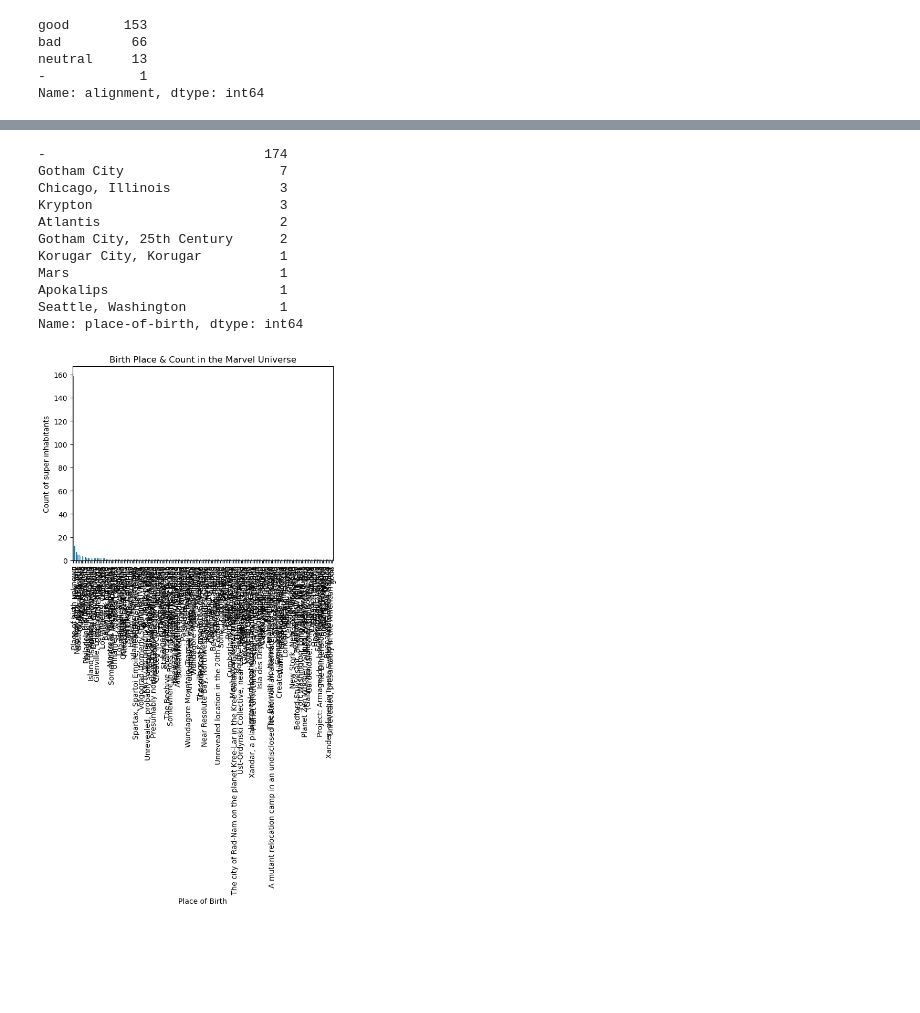
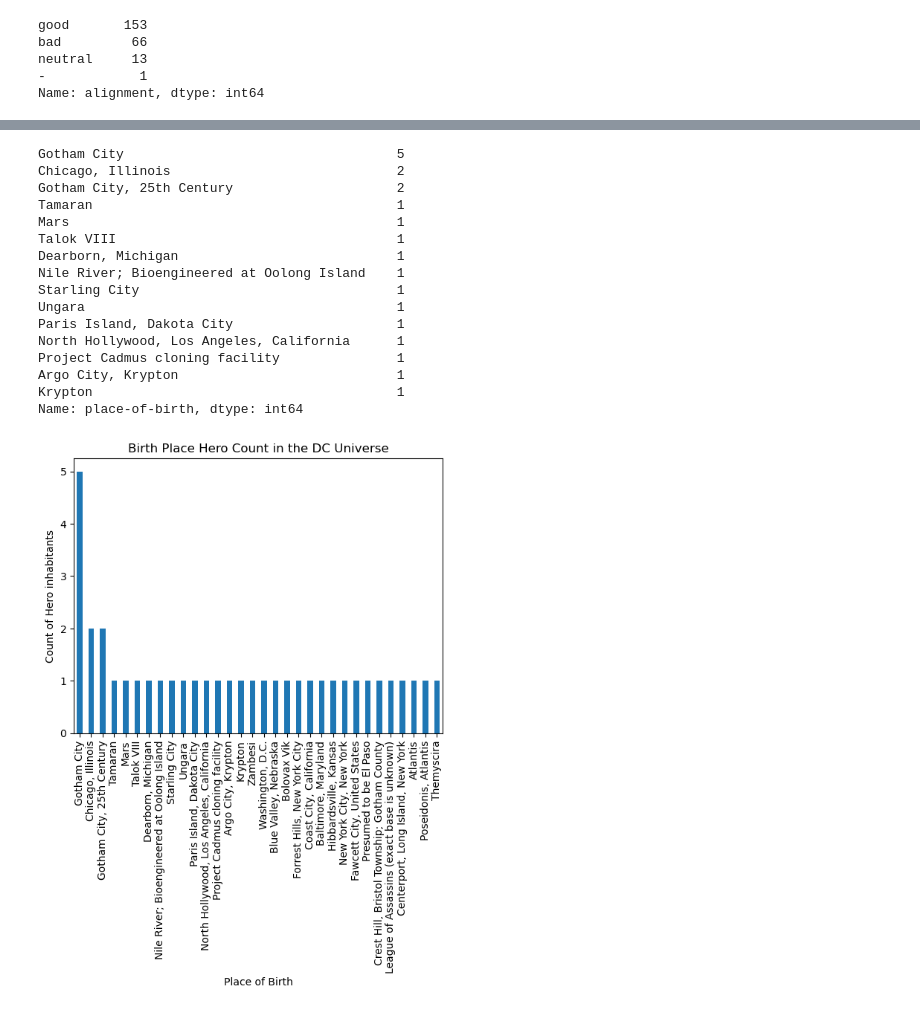
Before and after one commit to adelao747/Project_1-DC_Marvel, a Jupyter notebook: Project1-HeroBirthplace.ipynb, the cells around one changed output, grey strips where cells are left out. Cells and saved outputs as stored; diff of their text form; code cells hidden in the pictures; blank space fills up the shorter version.

```diff
--- a/Project1-HeroBirthplace.ipynb
+++ b/Project1-HeroBirthplace.ipynb
@@ -205,0 +185,5 @@ Name: alignment, dtype: int64
+# %%
+df_marvel_good = pd.read_csv("marvel_good.csv")
+df_marvel_bad = pd.read_csv("marvel_bad.csv")
+df_dc_good = pd.read_csv("dc_good.csv")
+df_dc_bad = pd.read_csv("dc_bad.csv")
@@ -221,25 +325,30 @@ Name: place-of-birth, dtype: int64
 # %%
-dc_birthplaces = df_dc["place-of-birth"].value_counts()
-dc_birthplaces.head(10)
+dc_hero_bpcounts = df_dc_good["place-of-birth"].value_counts(dropna=True)
+dc_hero_bpcounts.head(15)
 # %% [output]
--                            174
-Gotham City                    7
-Chicago, Illinois              3
-Krypton                        3
-Atlantis                       2
-Gotham City, 25th Century      2
-Korugar City, Korugar          1
-Mars                           1
-Apokalips                      1
-Seattle, Washington            1
+Gotham City                                   5
+Chicago, Illinois                             2
+Gotham City, 25th Century                     2
+Tamaran                                       1
+Mars                                          1
+Talok VIII                                    1
+Dearborn, Michigan                            1
+Nile River; Bioengineered at Oolong Island    1
+Starling City                                 1
+Ungara                                        1
+Paris Island, Dakota City                     1
+North Hollywood, Los Angeles, California      1
+Project Cadmus cloning facility               1
+Argo City, Krypton                            1
+Krypton                                       1
 Name: place-of-birth, dtype: int64
 # %%
-#Bar Chart outlining birthplaces in Marvel Universe
+#Bar Chart outlining Hero birthplaces in DC Universe
 plt.xlabel("Place of Birth")
-plt.ylabel("Count of super inhabitants")
+plt.ylabel("Count of Hero inhabitants")
 
-plt.title("Birth Place & Count in the Marvel Universe")
+plt.title("Birth Place Hero Count in the DC Universe")
 
-bar_plot = marvel_birthplaces.plot.bar()
+bar_plot = dc_hero_bpcounts.plot.bar()
 # %% [output]
-[figure, old version]
+[figure, new version]
```
Also changed, not shown: parts of 19 cells of this notebook, 1 other file.
